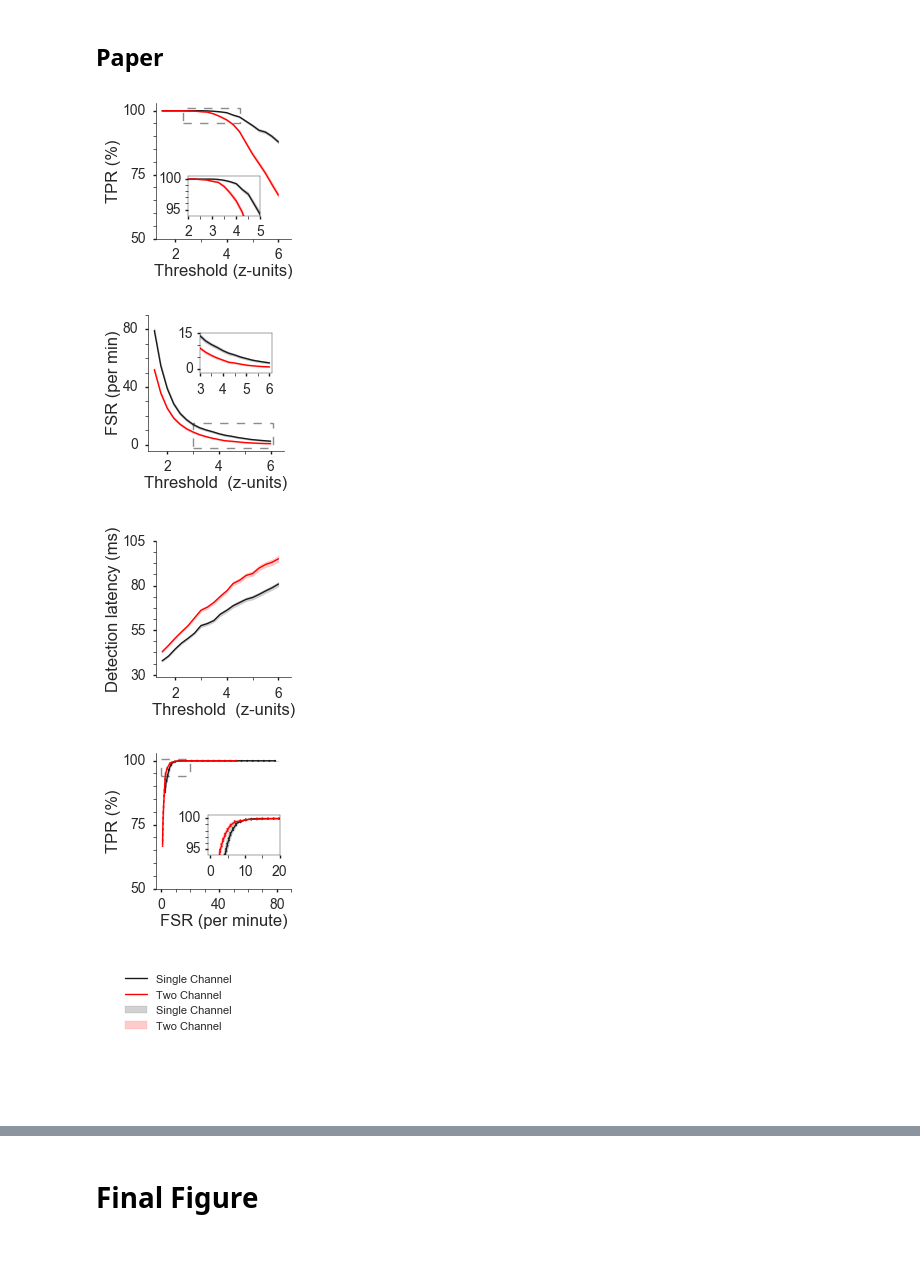
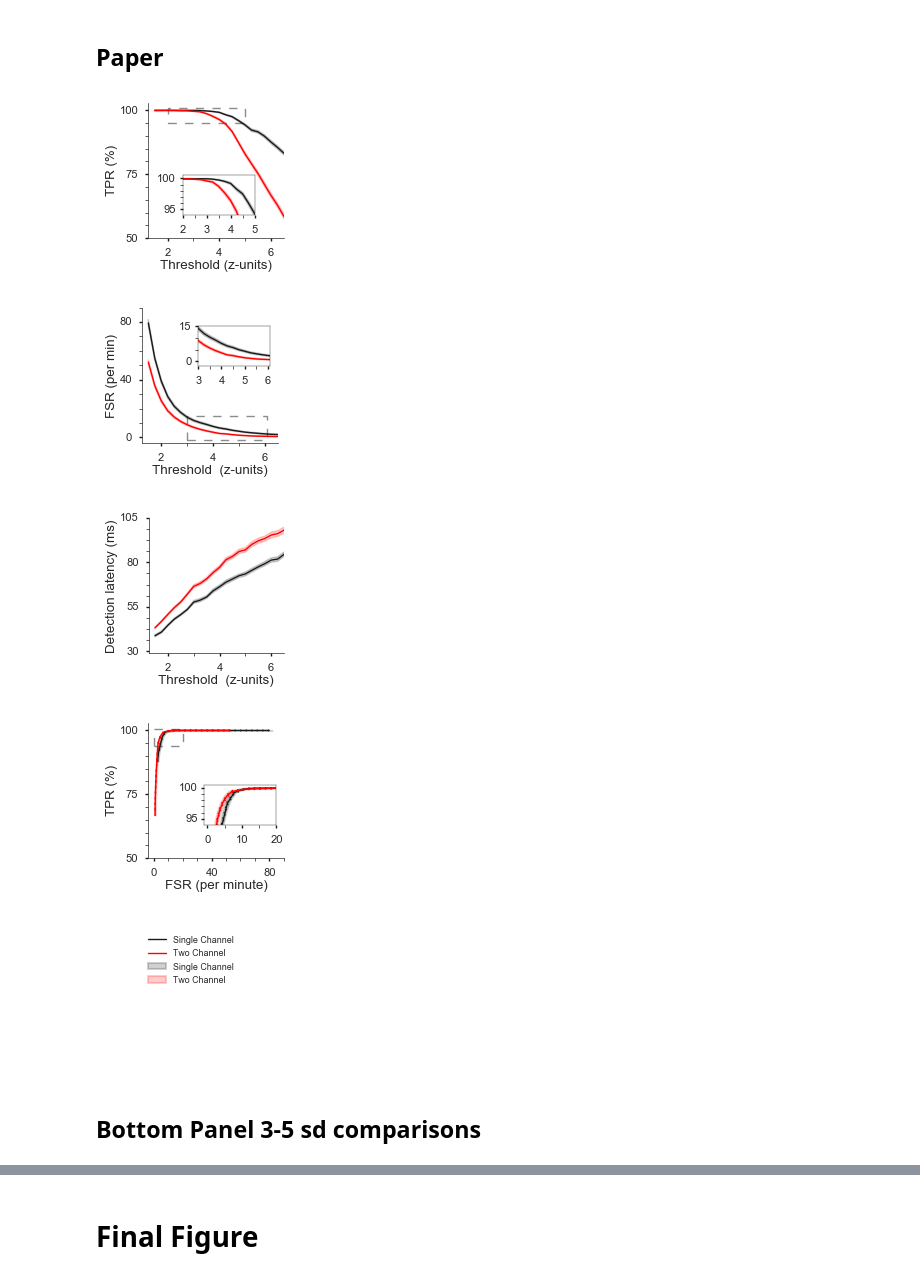
Before and after one commit to shayokdutta/RippleDetectionAnalysis, a Jupyter notebook: figureCode_final/Figure5_MultiChannelAnalysis.ipynb, the cells around one changed output, grey strips where cells are left out. Cells and saved outputs as stored; diff of their text form; code cells hidden in the pictures; blank space fills up the shorter version.

```diff
--- a/figureCode_final/Figure5_MultiChannelAnalysis.ipynb
+++ b/figureCode_final/Figure5_MultiChannelAnalysis.ipynb
@@ -155,6 +271,8 @@ cis_lat = (est_lat - sd_lat, est_lat + sd_lat)
 sns.set(rc={'figure.figsize': (1.75,1.75),'lines.linewidth': 1, 'font.size': 9.6, 'axes.labelsize': 9.6, 'axes.titlesize':9.6, 'legend.fontsize': 6.4, 'ytick.labelsize': 8, 'xtick.labelsize': 8, 'svg.fonttype' : 'none', 'axes.labelpad' : 1.2 })
 sns.set_style('white')
 sns.set_color_codes(palette='deep')
+mpl.rcParams['font.sans-serif'] = "Arial"
+mpl.rcParams['font.family'] = "sans-serif"
 saveFigs = True
 
 SINGLECHANNELCOLOR = 'k'
@@ -174,18 +292,20 @@ def tsplot(ax, data=None,x=None,alpha_fill=0.2,axis=1,**kw):
     if data is None:
         raise AttributeError("need data!")
     est = np.mean(data, axis=axis)
-    sd = 2*np.std(data, axis=axis)
-    cis = (est - sd, est + sd)
-    ax.fill_between(x,cis[0],cis[1],alpha=alpha_fill, **kw)
-    ax.plot(x,est,**kw)
+    sd = np.std(data, axis=axis)
+
+    cis = [np.percentile(data,2.5,axis=1),np.percentile(data,97.5,axis=1)]
+
+    ax.fill_between(x,cis[0],cis[1],alpha=alpha_fill,linewidth=1,**kw)
+    ax.plot(x,est,linewidth=1,**kw)
     ax.margins(x=0)
 # %%
 #TP RATE vs THRESHOLD
 
 #main plot
 ax = plt.gca()
-tsplot(ax,data=tpRateCalc,x=1.5+(np.ones(tpRateCalc1.shape[0])*np.arange(0,tpRateCalc1.shape[0])*0.25),color=SINGLECHANNELCOLOR)
-tsplot(ax,data=tpRateCalc2,x=1.5+(np.ones(tpRateCalc1.shape[0])*np.arange(0,tpRateCalc1.shape[0])*0.25),color=TWOCHANNELCOLOR)
+tsplot(ax,data=tpRateCalc,x=1.5+(np.ones(tpRateCalc2.shape[0])*np.arange(0,tpRateCalc2.shape[0])*0.25),color=SINGLECHANNELCOLOR)
+tsplot(ax,data=tpRateCalc2,x=1.5+(np.ones(tpRateCalc2.shape[0])*np.arange(0,tpRateCalc2.shape[0])*0.25),color=TWOCHANNELCOLOR)
 plt.xlabel("Threshold (z-units)")
 plt.ylabel("TPR (%)")
 
@@ -231,12 +351,12 @@ axins = inset_axes(parent_axes=ax,
                     width=0.72,
                     height=0.4,
                     loc=5,
-                    bbox_to_anchor=(0.85, 0.37),
+                    bbox_to_anchor=(0.835, 0.37),
                     bbox_transform=ax.figure.transFigure,
                     borderpad=2,
                   )
-tsplot(axins,data=tpRateCalc,x=1.5+(np.ones(tpRateCalc1.shape[0])*np.arange(0,tpRateCalc1.shape[0])*0.25),color=SINGLECHANNELCOLOR)
-tsplot(axins,data=tpRateCalc2,x=1.5+(np.ones(tpRateCalc1.shape[0])*np.arange(0,tpRateCalc1.shape[0])*0.25),color=TWOCHANNELCOLOR)
+tsplot(axins,data=tpRateCalc,x=1.5+(np.ones(tpRateCalc2.shape[0])*np.arange(0,tpRateCalc2.shape[0])*0.25),color=SINGLECHANNELCOLOR)
+tsplot(axins,data=tpRateCalc2,x=1.5+(np.ones(tpRateCalc2.shape[0])*np.arange(0,tpRateCalc2.shape[0])*0.25),color=TWOCHANNELCOLOR)
 #spine width
 [i.set_linewidth(0.3) for i in axins.spines.values()]
 #ticks
@@ -260,15 +380,17 @@ if saveFigs:
     plt.savefig('/home/shayok/Documents/Code/RippleDetectionAnalysis/Cavaradossi/figures_final/fig6_multichanmetrics/tpThresh.svg',transparent=True)
 plt.show()
 # %% [output]
-[figure, old version]
+[figure, new version]
 # %%
 #FALSE STIM RATE vs THRESHOLD
 ax=plt.gca()
-tsplot(ax,data=fpRateCalc,x=1.5+(np.ones(tpRateCalc1.shape[0])*np.arange(0,tpRateCalc1.shape[0])*0.25),color=SINGLECHANNELCOLOR)
-tsplot(ax,data=fpRateCalc2,x=1.5+(np.ones(tpRateCalc1.shape[0])*np.arange(0,tpRateCalc1.shape[0])*0.25),color=TWOCHANNELCOLOR)
+tsplot(ax,data=fpRateCalc,x=1.5+(np.ones(tpRateCalc2.shape[0])*np.arange(0,tpRateCalc2.shape[0])*0.25),color=SINGLECHANNELCOLOR)
+tsplot(ax,data=fpRateCalc2,x=1.5+(np.ones(tpRateCalc2.shape[0])*np.arange(0,tpRateCalc2.shape[0])*0.25),color=TWOCHANNELCOLOR)
 plt.xlabel("Threshold  (z-units)")
 plt.ylabel("FSR (per min)")
 
+#spine width
+[i.set_linewidth(0.5) for i in ax.spines.values()]
 
 plt.ylim(fsRateLim)
 plt.xlim(thresholdLim)
@@ -310,41 +432,41 @@ axins = inset_axes(parent_axes=ax,
                     bbox_to_anchor=(0.96, 0.68),
                     bbox_transform=ax.figure.transFigure,
                     borderpad=2,
                   )
-tsplot(axins,data=fpRateCalc,x=1.5+(np.ones(tpRateCalc1.shape[0])*np.arange(0,tpRateCalc1.shape[0])*0.25),color=SINGLECHANNELCOLOR)
-tsplot(axins,data=fpRateCalc2,x=1.5+(np.ones(tpRateCalc1.shape[0])*np.arange(0,tpRateCalc1.shape[0])*0.25),color=TWOCHANNELCOLOR)
+tsplot(axins,data=fpRateCalc,x=1.5+(np.ones(tpRateCalc2.shape[0])*np.arange(0,tpRateCalc2.shape[0])*0.25),color=SINGLECHANNELCOLOR)
+tsplot(axins,data=fpRateCalc2,x=1.5+(np.ones(tpRateCalc2.shape[0])*np.arange(0,tpRateCalc2.shape[0])*0.25),color=TWOCHANNELCOLOR)
 
 #ticks!
 plt.minorticks_on()
 
 axins.set_xlim(3,6.1)
 axins.set_xticks(np.arange(3,6.1,1))
 minorLocator = AutoMinorLocator(2)
 axins.xaxis.set_minor_locator(minorLocator)
 axins.tick_params(axis='x',which='minor',top='off',length=2,width=0.5,color='k')
 axins.tick_params(axis='x',which='major',top='off',length=2,width=1,color='k')
 
 axins.set_ylim(-2,15)
 axins.set_yticks(np.arange(0,16,15))
 minorLocator = AutoMinorLocator(3)
 axins.yaxis.set_minor_locator(minorLocator)
 axins.yaxis.tick_left()
 axins.tick_params(axis='y',which='minor',right='off',direction='out',length=2,width=0.5,color='k',)
 axins.tick_params(axis='y',which='major',right='off',direction='out',length=2,width=1,color='k',pad=5)
 
 #spine width
 [i.set_linewidth(0.3) for i in axins.spines.values()]
 
 if saveFigs:
     plt.savefig('/home/shayok/Documents/Code/RippleDetectionAnalysis/Cavaradossi/figures_final/fig6_multichanmetrics/fpThresh.svg',transparent=True)
 plt.show()
 # %% [output]
-[figure, old version]
+[figure, new version]
 # %%
 #DETECTION LATENCY vs THRESHOLD
 ax=plt.gca()
-tsplot(ax,data=detectionLatencyCalc,x=1.5+(np.ones(tpRateCalc1.shape[0])*np.arange(0,tpRateCalc1.shape[0])*0.25),color=SINGLECHANNELCOLOR)
-tsplot(ax,data=detectionLatencyCalc2,x=1.5+(np.ones(tpRateCalc1.shape[0])*np.arange(0,tpRateCalc1.shape[0])*0.25),color=TWOCHANNELCOLOR)
+tsplot(ax,data=detectionLatencyCalc,x=1.5+(np.ones(tpRateCalc2.shape[0])*np.arange(0,tpRateCalc2.shape[0])*0.25),color=SINGLECHANNELCOLOR)
+tsplot(ax,data=detectionLatencyCalc2,x=1.5+(np.ones(tpRateCalc2.shape[0])*np.arange(0,tpRateCalc2.shape[0])*0.25),color=TWOCHANNELCOLOR)
 plt.xlabel("Threshold  (z-units)")
 plt.ylabel("Detection latency (ms)")
 
@@ -377,8 +499,8 @@ plt.show()
 
 # #RELATIVE DETECTION LATENCY vs THRESHOLD
 # ax=plt.gca()
-# tsplot(ax,data=relativeDetectionLatencyCalc*100,x=1.5+(np.ones(tpRateCalc1.shape[0])*np.arange(0,tpRateCalc1.shape[0])*0.25),color=SINGLECHANNELCOLOR)
-# tsplot(ax,data=relativeDetectionLatencyCalc2*100,x=1.5+(np.ones(tpRateCalc1.shape[0])*np.arange(0,tpRateCalc1.shape[0])*0.25),color=TWOCHANNELCOLOR)
+# tsplot(ax,data=relativeDetectionLatencyCalc*100,x=1.5+(np.ones(tpRateCalc2.shape[0])*np.arange(0,tpRateCalc2.shape[0])*0.25),color=SINGLECHANNELCOLOR)
+# tsplot(ax,data=relativeDetectionLatencyCalc2*100,x=1.5+(np.ones(tpRateCalc2.shape[0])*np.arange(0,tpRateCalc2.shape[0])*0.25),color=TWOCHANNELCOLOR)
 # plt.xlabel("Threshold (z-units)")
 # plt.ylabel("Relative latency (%)")
 # plt.xlim(thresholdLim)
@@ -408,18 +530,19 @@ plt.show()
 #     plt.savefig('/home/shayok/Documents/Code/RippleDetectionAnalysis/Cavaradossi/figures_final/fig6_multichanmetrics/relativeLatThresh.svg',transparent=True)
 # plt.show()
 # %% [output]
-[figure, old version]
+[figure, new version]
 # %%
 #TP vs FALSE STIM RATE
+shade_widths = 1
 ax=plt.gca()
 plt.plot(est_fpr,est_tpr,color=SINGLECHANNELCOLOR)
 plt.plot(est_fpr,cis_tpr[0],linestyle=':',color=SINGLECHANNELCOLOR)
 plt.plot(est_fpr,cis_tpr[1],linestyle=':',color=SINGLECHANNELCOLOR)
-plt.fill_betweenx(est_tpr,cis_fpr[0],cis_fpr[1],alpha=0.2,color=SINGLECHANNELCOLOR)
+plt.fill_betweenx(est_tpr,cis_fpr[0],cis_fpr[1],linewidth=shade_widths,alpha=0.2,color=SINGLECHANNELCOLOR)
 plt.plot(est_fpr2,est_tpr2,color=TWOCHANNELCOLOR)
 plt.plot(est_fpr2,cis_tpr2[0],linestyle=':',color=TWOCHANNELCOLOR)
 plt.plot(est_fpr2,cis_tpr2[1],linestyle=':',color=TWOCHANNELCOLOR)
-plt.fill_betweenx(est_tpr2,cis_fpr2[0],cis_fpr2[1],alpha=0.2,color=TWOCHANNELCOLOR)
+plt.fill_betweenx(est_tpr2,cis_fpr2[0],cis_fpr2[1],linewidth=shade_widths,alpha=0.2,color=TWOCHANNELCOLOR)
 plt.xlabel("FSR (per minute)")
 plt.ylabel("TPR (%)")
 #spine width
@@ -471,11 +594,11 @@ axins = inset_axes(parent_axes=ax,
 axins.plot(est_fpr,est_tpr,color=SINGLECHANNELCOLOR)
 axins.plot(est_fpr,cis_tpr[0],linestyle=':',color=SINGLECHANNELCOLOR)
 axins.plot(est_fpr,cis_tpr[1],linestyle=':',color=SINGLECHANNELCOLOR)
-axins.fill_betweenx(est_tpr,cis_fpr[0],cis_fpr[1],alpha=0.2,color=SINGLECHANNELCOLOR)
+axins.fill_betweenx(est_tpr,cis_fpr[0],cis_fpr[1],linewidth=shade_widths,alpha=0.2,color=SINGLECHANNELCOLOR)
 axins.plot(est_fpr2,est_tpr2,color=TWOCHANNELCOLOR)
 axins.plot(est_fpr2,cis_tpr2[0],linestyle=':',color=TWOCHANNELCOLOR)
 axins.plot(est_fpr2,cis_tpr2[1],linestyle=':',color=TWOCHANNELCOLOR)
-axins.fill_betweenx(est_tpr2,cis_fpr2[0],cis_fpr2[1],alpha=0.2,color=TWOCHANNELCOLOR)
+axins.fill_betweenx(est_tpr2,cis_fpr2[0],cis_fpr2[1],linewidth=shade_widths,alpha=0.2,color=TWOCHANNELCOLOR)
 
 #spine width
 [i.set_linewidth(0.3) for i in axins.spines.values()]
@@ -502,13 +625,13 @@ if saveFigs:
     plt.savefig('/home/shayok/Documents/Code/RippleDetectionAnalysis/Cavaradossi/figures_final/fig6_multichanmetrics/tpFsr.svg',transparent=True)
 plt.show()
 # %% [output]
-[figure, old version]
+[figure, new version]
 # %%
 #Just saving the legend as a separate SVG here
 #TP vs FALSE STIM RATE
 ax = plt.gca()
-tsplot(ax,data=tpRateCalc,x=1.5+(np.ones(tpRateCalc1.shape[0])*np.arange(0,tpRateCalc1.shape[0])*0.25),color=SINGLECHANNELCOLOR,label='Single Channel')
-tsplot(ax,data=tpRateCalc2,x=1.5+(np.ones(tpRateCalc1.shape[0])*np.arange(0,tpRateCalc1.shape[0])*0.25),color=TWOCHANNELCOLOR,label='Two Channel')
+tsplot(ax,data=tpRateCalc,x=1.5+(np.ones(tpRateCalc2.shape[0])*np.arange(0,tpRateCalc2.shape[0])*0.25),color=SINGLECHANNELCOLOR,label='Single Channel')
+tsplot(ax,data=tpRateCalc2,x=1.5+(np.ones(tpRateCalc2.shape[0])*np.arange(0,tpRateCalc2.shape[0])*0.25),color=TWOCHANNELCOLOR,label='Two Channel')
 plt.xlabel("False stimulations per second")
 plt.ylabel("True positive percentage (%)")
 plt.xlim([0,0.000001])
@@ -525,4 +648,6 @@ if saveFigs:
     plt.savefig('/home/shayok/Documents/Code/RippleDetectionAnalysis/Cavaradossi/figures_final/fig6_multichanmetrics/legend_lines.svg',bbox_inches='tight',transparent=True)
 plt.show()
 # %% [output]
-[figure, old version]
+[figure, new version]
+# %% [markdown]
+## Bottom Panel 3-5 sd comparisons
```
Also changed, not shown: parts of 15 cells of this notebook, 46 other files.
